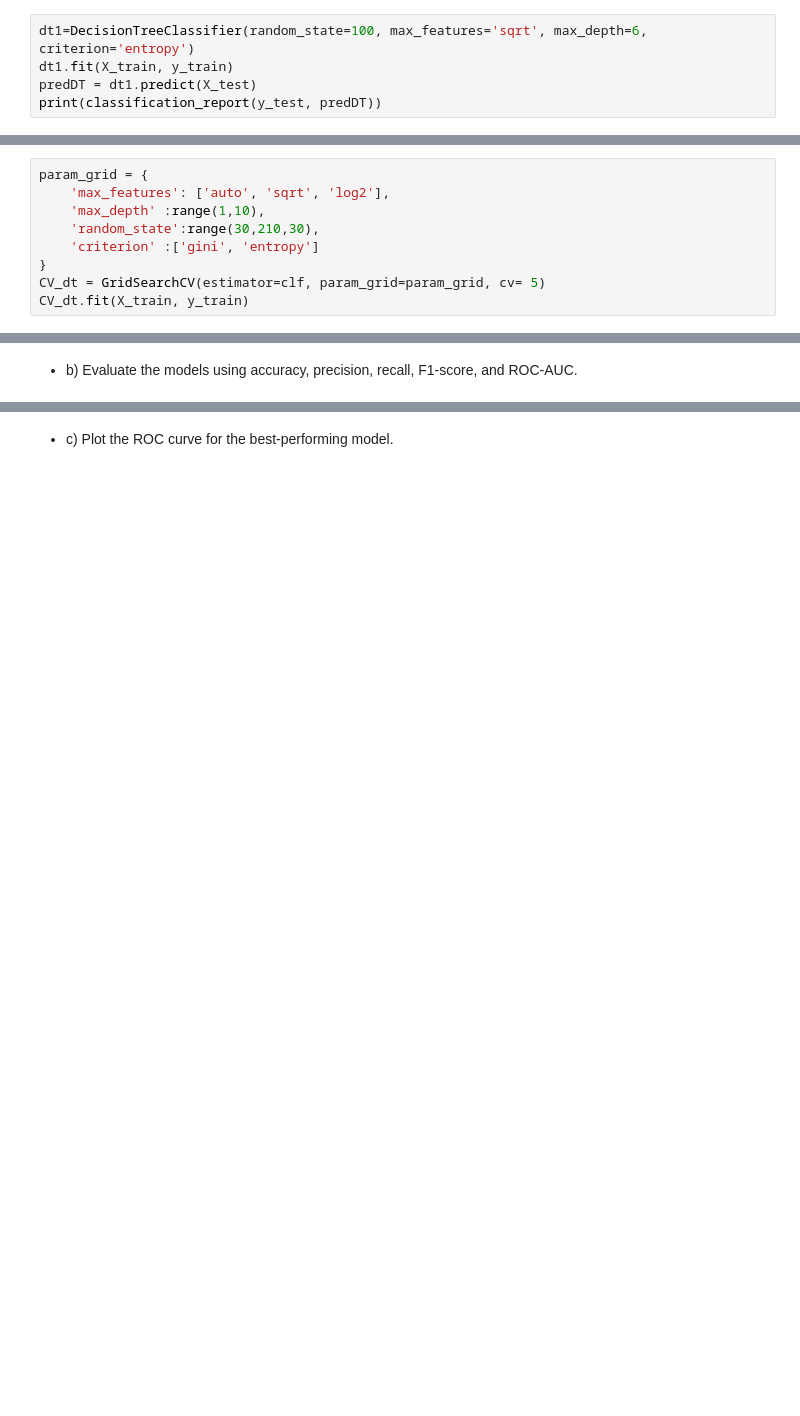
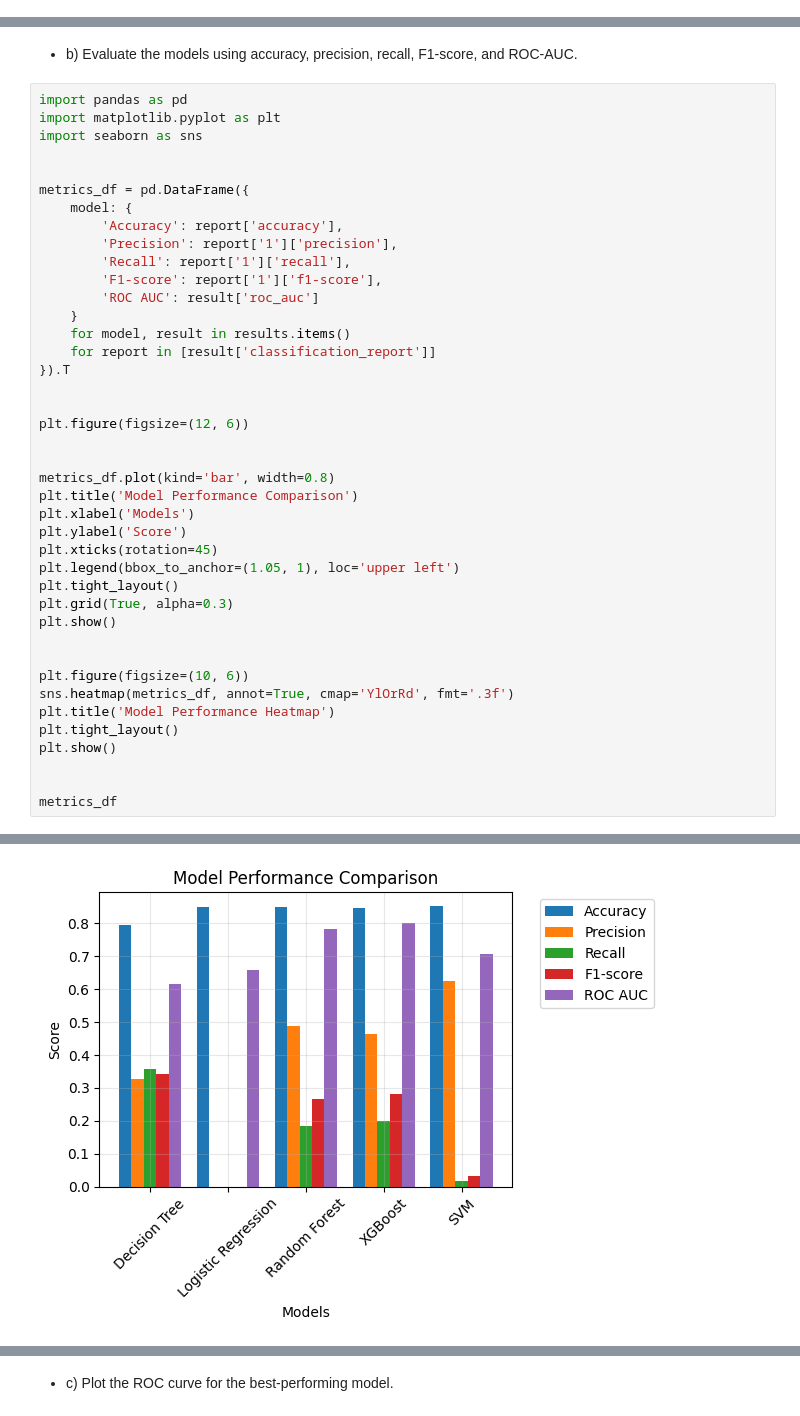
Before and after one commit to Bishwaprotapi/10-Bishwaprotap_ML_Fainal_Exam, a Jupyter notebook: 10-Bishwaprotap_Ray_ML_Fainal_Exam.ipynb, the cells around one changed output, grey strips where cells are left out. Cells and saved outputs as stored; diff of their text form; blank space fills up the shorter version.

```diff
--- a/10-Bishwaprotap_Ray_ML_Fainal_Exam.ipynb
+++ b/10-Bishwaprotap_Ray_ML_Fainal_Exam.ipynb
@@ -663,5 +598,0 @@ CV_dt.best_params_
-# %%
-dt1=DecisionTreeClassifier(random_state=100, max_features='sqrt', max_depth=6, criterion='entropy')
-dt1.fit(X_train, y_train)
-predDT = dt1.predict(X_test)
-print(classification_report(y_test, predDT))
@@ -813,9 +598,0 @@ ROC AUC: 0.6592
-# %%
-param_grid = {
-    'max_features': ['auto', 'sqrt', 'log2'],
-    'max_depth' :range(1,10),
-    'random_state':range(30,210,30),
-    'criterion' :['gini', 'entropy']
-}
-CV_dt = GridSearchCV(estimator=clf, param_grid=param_grid, cv= 5)
-CV_dt.fit(X_train, y_train)
@@ -845,2 +637,44 @@ GridSearchCV(cv=5, estimator=DecisionTreeClassifier(random_state=42),
 # %% [markdown]
 - b) Evaluate the models using accuracy, precision, recall, F1-score, and ROC-AUC.
+# %%
+import pandas as pd
+import matplotlib.pyplot as plt
+import seaborn as sns
+
+
+metrics_df = pd.DataFrame({
+    model: {
+        'Accuracy': report['accuracy'],
+        'Precision': report['1']['precision'],
+        'Recall': report['1']['recall'],
+        'F1-score': report['1']['f1-score'],
+        'ROC AUC': result['roc_auc']
+    }
+    for model, result in results.items()
+    for report in [result['classification_report']]
+}).T
+
+
+plt.figure(figsize=(12, 6))
+
+
+metrics_df.plot(kind='bar', width=0.8)
+plt.title('Model Performance Comparison')
+plt.xlabel('Models')
+plt.ylabel('Score')
+plt.xticks(rotation=45)
+plt.legend(bbox_to_anchor=(1.05, 1), loc='upper left')
+plt.tight_layout()
+plt.grid(True, alpha=0.3)
+plt.show()
+
+
+plt.figure(figsize=(10, 6))
+sns.heatmap(metrics_df, annot=True, cmap='YlOrRd', fmt='.3f')
+plt.title('Model Performance Heatmap')
+plt.tight_layout()
+plt.show()
+
+
+metrics_df
+# %% [output]
@@ -846,0 +682 @@ GridSearchCV(cv=5, estimator=DecisionTreeClassifier(random_state=42),
+[figure, added]
```
Also changed, not shown: parts of 23 cells of this notebook.
